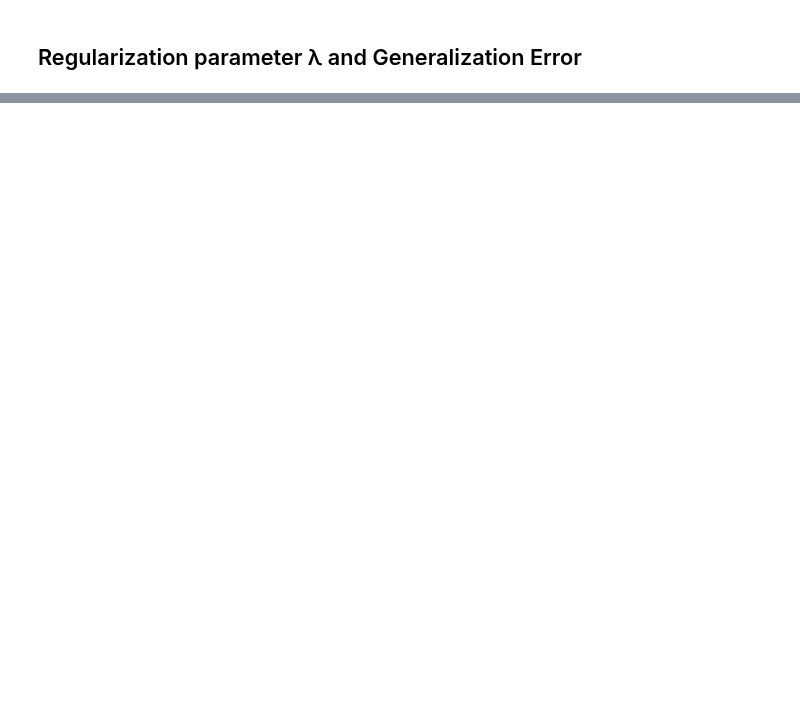
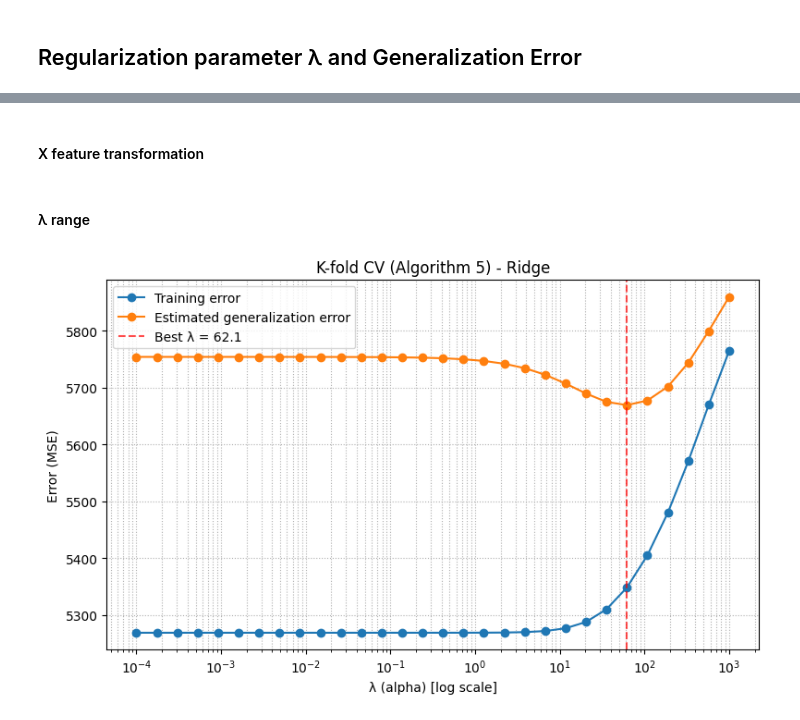
Before and after one commit to andregodinhodtu/02452---Machine-Learning---Project, a Jupyter notebook: report_2/code/notebooks/regression/1_reg_part_A_linear_regression.ipynb, the cells around one changed output, grey strips where cells are left out. Cells and saved outputs as stored; diff of their text form; code cells hidden in the pictures; blank space fills up the shorter version.

```diff
--- a/report_2/code/notebooks/regression/1_reg_part_A_linear_regression.ipynb
+++ b/report_2/code/notebooks/regression/1_reg_part_A_linear_regression.ipynb
@@ -622,0 +457,2 @@ NameError: name 'x_new' is not defined
+# %% [markdown]
+#### X feature transformation
@@ -622,0 +462,77 @@ NameError: name 'x_new' is not defined
+# %% [markdown]
+#### λ range
+# %%
+# --- 3. Cross-validation setup (Algorithm 5) ---
+K = 10
+kf = KFold(n_splits=K, shuffle=True, random_state=42)
+lambdas = np.logspace(-4, 3, 30)  # same search grid as in class
+
+# Containers
+train_err_mean, train_err_std = [], []
+gen_err_est, test_err_std = [], []
+
+# --- 4. Helper function for z-score standardization ---
+def standardize_continuous(X_train_df, X_test_df, cont_cols):
+    """Standardize continuous variables using train fold statistics."""
+    mu = X_train_df[cont_cols].mean(axis=0)
+    sigma = X_train_df[cont_cols].std(axis=0, ddof=0).replace(0, 1.0)
+
+    X_train_std = X_train_df.copy()
+    X_test_std = X_test_df.copy()
+
+    for X_ in [X_train_std, X_test_std]:
+        X_[cont_cols] = X_[cont_cols].astype("float64")
+        X_.loc[:, cont_cols] = (X_[cont_cols] - mu) / sigma
+    return X_train_std, X_test_std
+
+# --- 5. K-fold CV across λ values ---
+N_total = len(X)
+for lam in lambdas:
+    fold_train_errs, fold_test_errs, fold_weights = [], [], []
+
+    for train_idx, test_idx in kf.split(X, y):
+        X_train, X_test = X.iloc[train_idx].copy(), X.iloc[test_idx].copy()
+        y_train, y_test = y.iloc[train_idx], y.iloc[test_idx]
+
+        X_train, X_test = standardize_continuous(X_train, X_test, continuous_cols)
+
+        model = Ridge(alpha=lam, random_state=42)
+        model.fit(X_train, y_train)
+
+        fold_train_errs.append(mean_squared_error(y_train, model.predict(X_train)))
+        fold_test_errs.append(mean_squared_error(y_test, model.predict(X_test)))
+        fold_weights.append(len(test_idx) / N_total)
+
+    # Aggregate fold errors
+    train_err_mean.append(np.mean(fold_train_errs))
+    train_err_std.append(np.std(fold_train_errs, ddof=1))
+    gen_err_est.append(np.sum(np.array(fold_weights) * np.array(fold_test_errs)))
+    test_err_std.append(np.std(fold_test_errs, ddof=1))
+
+# --- 6. Compile results ---
+cv_table = pd.DataFrame({
+    "lambda": lambdas,
+    "train_mse_mean": train_err_mean,
+    "train_mse_std": train_err_std,
+    "gen_mse_est": gen_err_est,
+    "test_mse_std": test_err_std,
+})
+
+best_idx = np.argmin(cv_table["gen_mse_est"])
+best_lambda = cv_table.loc[best_idx, "lambda"]
+best_gen_mse = cv_table.loc[best_idx, "gen_mse_est"]
+
+# --- 7. Plot CV results ---
+plt.figure(figsize=(8, 5))
+plt.semilogx(lambdas, cv_table["train_mse_mean"], "o-", label="Training error")
+plt.semilogx(lambdas, cv_table["gen_mse_est"], "o-", label="Estimated generalization error")
+plt.axvline(best_lambda, linestyle="--", color="r", alpha=0.7, label=f"Best λ = {best_lambda:.3g}")
+plt.xlabel("λ (alpha) [log scale]")
+plt.ylabel("Error (MSE)")
+plt.title("K-fold CV (Algorithm 5) - Ridge")
+plt.legend()
+plt.grid(True, which="both", ls=":")
+plt.tight_layout()
+plt.show()
+# %% [output]
+[figure, added]
```
Also changed, not shown: parts of 27 cells of this notebook.
